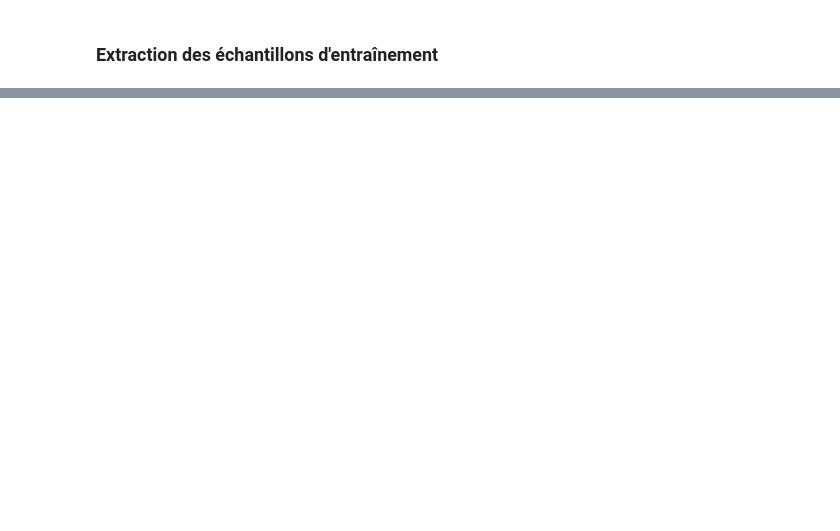
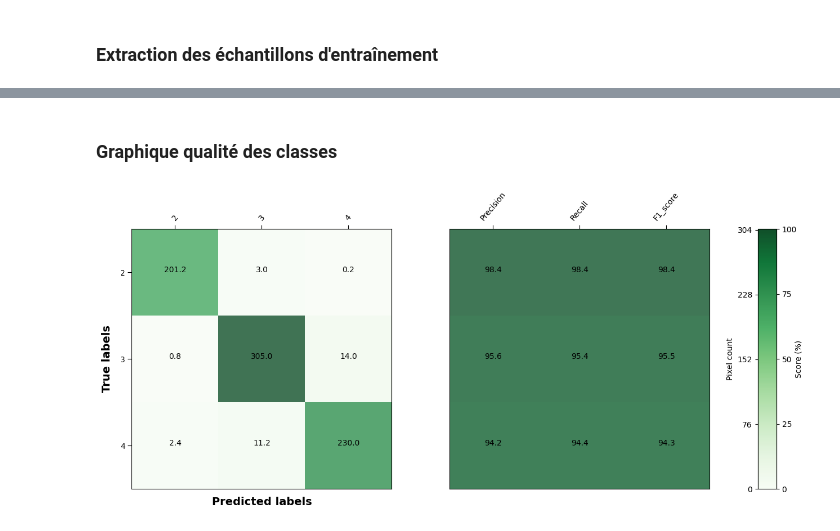
Before and after one commit to diallodjiby/projet_teledectection_DIALLO_Djiby, a Jupyter notebook: projet_telea_DIALLO_Djiby.ipynb, the cells around one changed output, grey strips where cells are left out. Saved outputs shown, nothing was run; the diff lists cells and outputs as text; code cells hidden in the pictures; blank space fills up the shorter version.

```diff
--- a/projet_telea_DIALLO_Djiby.ipynb
+++ b/projet_telea_DIALLO_Djiby.ipynb
@@ -544,5 +431,0 @@ Le modèle final est donc entraîné avec les hyperparamètres optimaux identifi
-# %%
-final_model = RandomForestClassifier(**best_params, random_state=42, n_jobs=-1, verbose=1)
-final_model.fit(X, y)
-
-print("Modèle final entraîné")
@@ -836,0 +481,20 @@ La confiance est très élevée pour la classe Herbe, et légèrement plus modé
+# %%
+from sklearn.model_selection import StratifiedKFold
+from sklearn.metrics import confusion_matrix, accuracy_score, classification_report
+import numpy as np
+
+cv = StratifiedKFold(n_splits=5, shuffle=True, random_state=42)
+
+list_cm = []
+list_acc = []
+
+for train_idx, test_idx in cv.split(X, Y):
+
+    X_train, X_test = X[train_idx], X[test_idx]
+    Y_train, Y_test = Y[train_idx], Y[test_idx]
+
+    best_model.fit(X_train, Y_train)
+    Y_pred = best_model.predict(X_test)
+
+    list_cm.append(confusion_matrix(Y_test, Y_pred))
+    list_acc.append(accuracy_score(Y_test, Y_pred))
@@ -836,0 +562,7 @@ La confiance est très élevée pour la classe Herbe, et légèrement plus modé
+# %%
+array_cm = np.array(list_cm)
+mean_cm = array_cm.mean(axis=0)
+
+array_acc = np.array(list_acc)
+mean_accuracy = array_acc.mean()
+std_accuracy = array_acc.std()
@@ -836,0 +597,10 @@ La confiance est très élevée pour la classe Herbe, et légèrement plus modé
+# %% [markdown]
+### Graphique qualité des classes
+# %%
+import plots
+
+plots.plot_cm(mean_cm, np.unique(Y))
+plt.savefig(sortie_matrix, bbox_inches='tight')
+plt.show()
+# %% [output]
+[figure, added]
```
Also changed, not shown: parts of 61 cells of this notebook, 1 other file.
